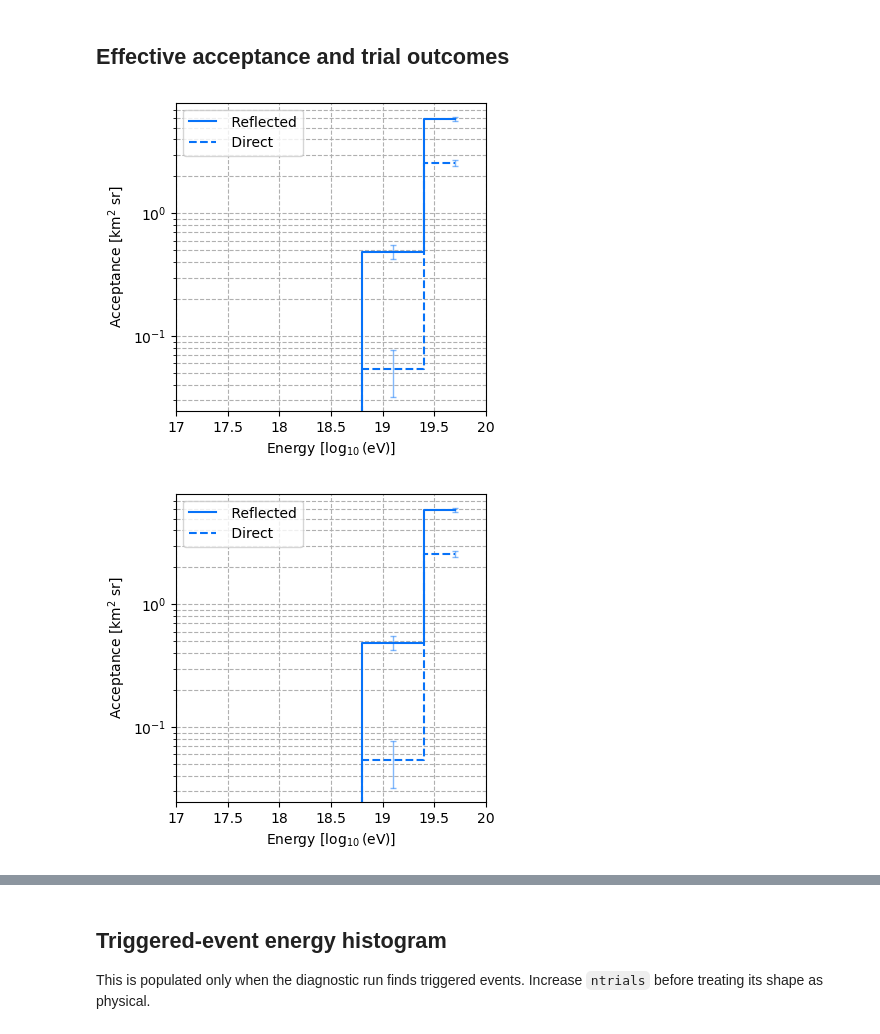
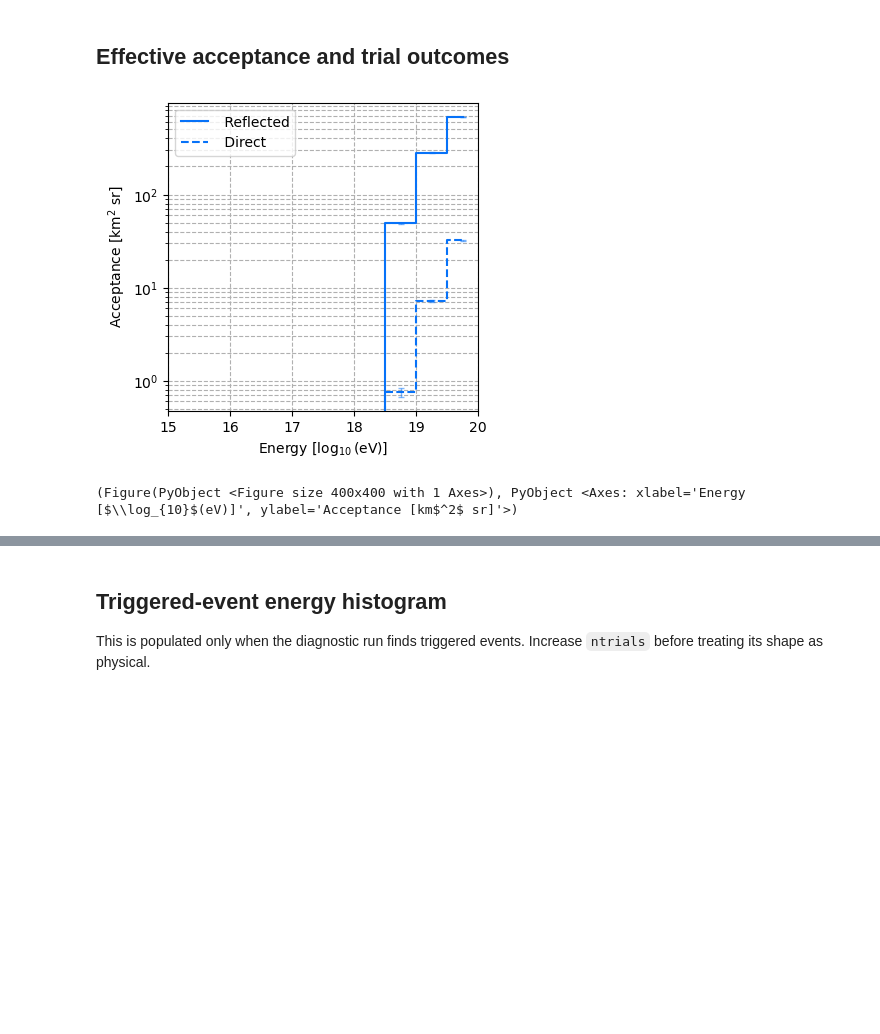
Before and after one commit to afromero/CoRaLS.jl, a Jupyter notebook: notebooks/generic_acceptance_diagnostic.ipynb, the cells around one changed output, grey strips where cells are left out. Cells and saved outputs as stored; diff of their text form; code cells hidden in the pictures; blank space fills up the shorter version.

```diff
--- a/notebooks/generic_acceptance_diagnostic.ipynb
+++ b/notebooks/generic_acceptance_diagnostic.ipynb
@@ -21,19 +21,31 @@ TaskLocalRNG()
 `ntrials` is per energy bin. Keep `max_tries = 1` and `min_count = 0` for a quick run; increase both (and `ntrials`) only when producing a physics result.
 # %%
 # Diagnostic-sized run: increase these for a production calculation.
-ntrials = 10^8
-nbins = 5
+ntrials = 10^7
+nbins =10
 
 altitude = 50km
-ice_depth = 1m
-min_energy = 0.1EeV
+ice_depth = 5m
+min_energy = 0.001EeV
 max_energy = 100EeV
 
 # Generic-acceptance geometry and LPDA trigger.
-region = PSRRegion()
+#region = PSRRegion()
+
+#aoi = CoRaLS.SouthPoleAOI(-80.0)
+#
+#region = CustomAOIRegion(
+#    make_psr_criteria(),      # retain the actual PSR-mask lookup
+#    CoRaLS.aoi_area(aoi),     # normalize acceptance to the −87°–−90° cap
+#    aoi,
+#    1.0,
+#)
+
+region = create_region("polar:south,-87,1.0")
+
 #spacecraft = FixedPlatform(-80.0, 0.0, altitude)
 spacecraft = CircularOrbit(altitude)
-trigger = LPDA(Nant=8, Ntrig=3, θ0=-90.0, altitude=altitude, skyfrac=0.15)
+trigger = LPDA(Nant=8, Ntrig=3, θ0=-48.0, altitude=altitude, skyfrac=0.15)
 
 # The all-ones table is a convenient diagnostic attenuation model.
 attenuation_table = CSV.read(joinpath(pkgdir(CoRaLS), "data", "allOnes.csv"), DataFrame)
@@ -129,10 +149,10 @@ fig
 # %%
 # CoRaLS's acceptance plot includes binomial Monte Carlo error bars.
 fig, ax = plot_acceptance(A; min_count=0)
-fig
+#fig
 # %% [output]
-[figure, old version]
+[figure, new version]
-[figure, removed]
+(Figure(PyObject <Figure size 400x400 with 1 Axes>), PyObject <Axes: xlabel='Energy [$\\log_{10}$(eV)]', ylabel='Acceptance [km$^2$ sr]'>)
 # %%
 # Decompose each bin into accepted, not-triggered, and failed trials.
 fig, ax = plot_event_outcomes(A; title="Acceptance diagnostic outcomes")
```
Also changed, not shown: parts of 7 cells of this notebook, 7 other files.
